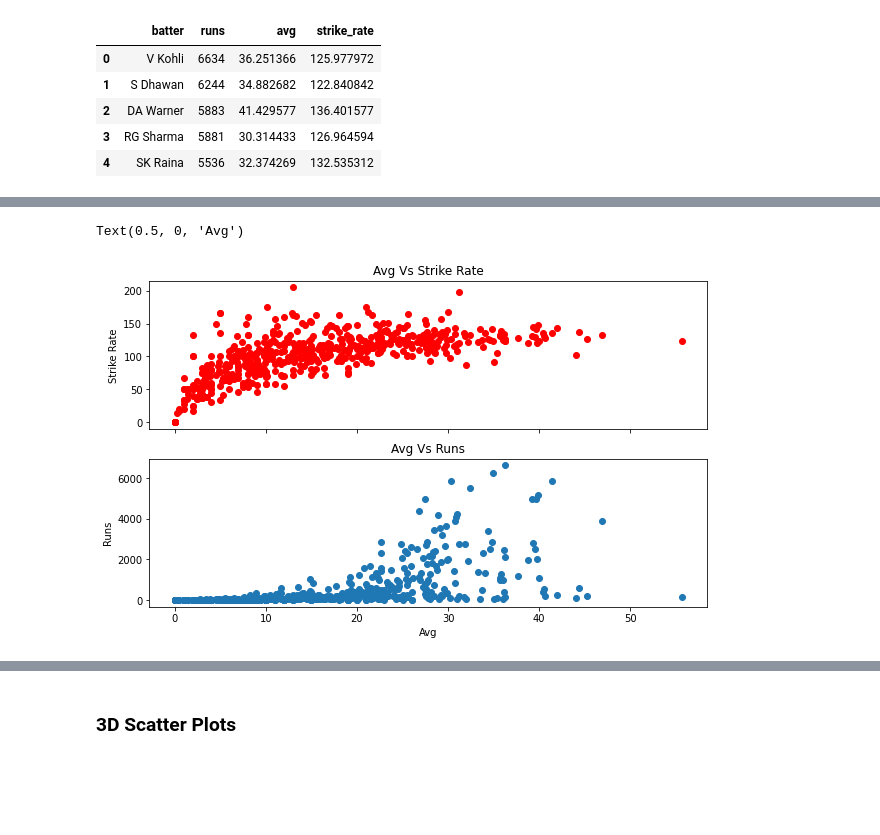
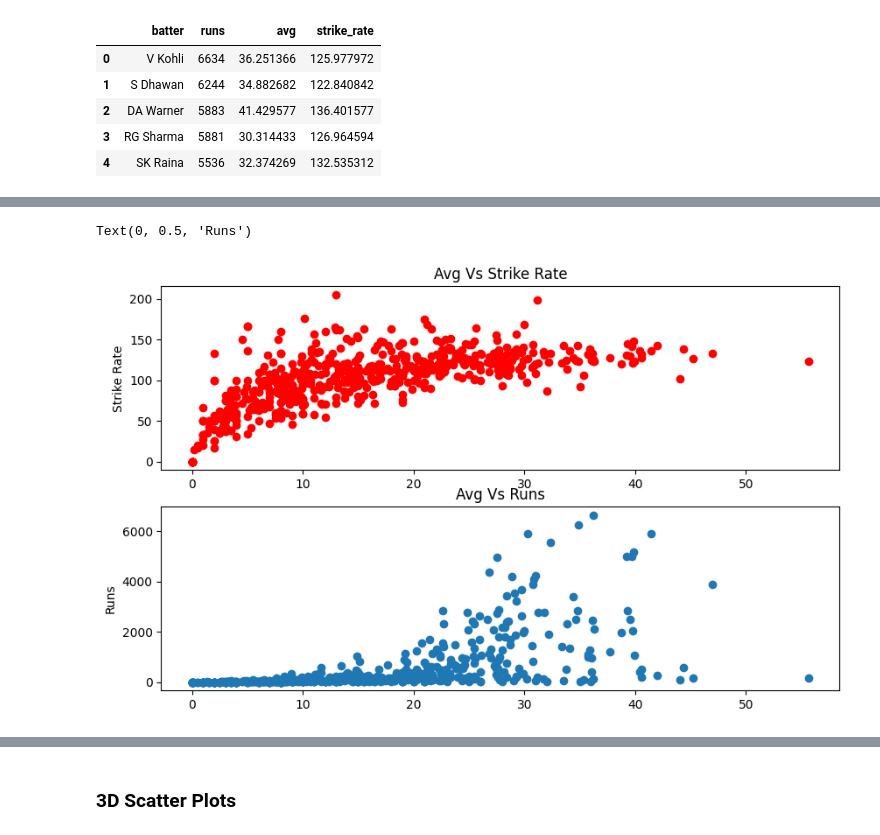
Before and after one commit to sushanttwayana/Exploratory_Data_Analysis-EDA-, a Jupyter notebook: 5.data_visualization/2.advanced_matplotlib.ipynb, the cells around one changed output, grey strips where cells are left out. Drawn from its saved outputs; the diff is of its cells as text; code cells hidden in the pictures; blank space fills up the shorter version.

```diff
--- a/5.data_visualization/2.advanced_matplotlib.ipynb
+++ b/5.data_visualization/2.advanced_matplotlib.ipynb
@@ -174,19 +202,21 @@ fig.show()
 # %%
-fig, ax = plt.subplots(nrows=2,ncols=1,sharex=True,figsize=(10,6))
+fig, ax = plt.subplots(nrows=2,ncols=1,figsize=(10,6))
+# fig, ax = plt.subplots(nrows=2,ncols=1,sharex=True,figsize=(10,6))
 
 ax[0].scatter(batters['avg'],batters['strike_rate'],color='red')
 ax[1].scatter(batters['avg'],batters['runs'])
 
+## set title and labels for both the graphs labelling
 ax[0].set_title('Avg Vs Strike Rate')
 ax[0].set_ylabel('Strike Rate')
 
-
 ax[1].set_title('Avg Vs Runs')
 ax[1].set_ylabel('Runs')
-ax[1].set_xlabel('Avg')
+
+# ax[1].set_xlabel('Avg')
 # %% [output]
-Text(0.5, 0, 'Avg')
+Text(0, 0.5, 'Runs')
-[figure, old version]
+[figure, new version]
 # %%
 fig, ax = plt.subplots(nrows=2,ncols=2,figsize=(10,10))
 
```
Also changed, not shown: parts of 35 cells of this notebook.
